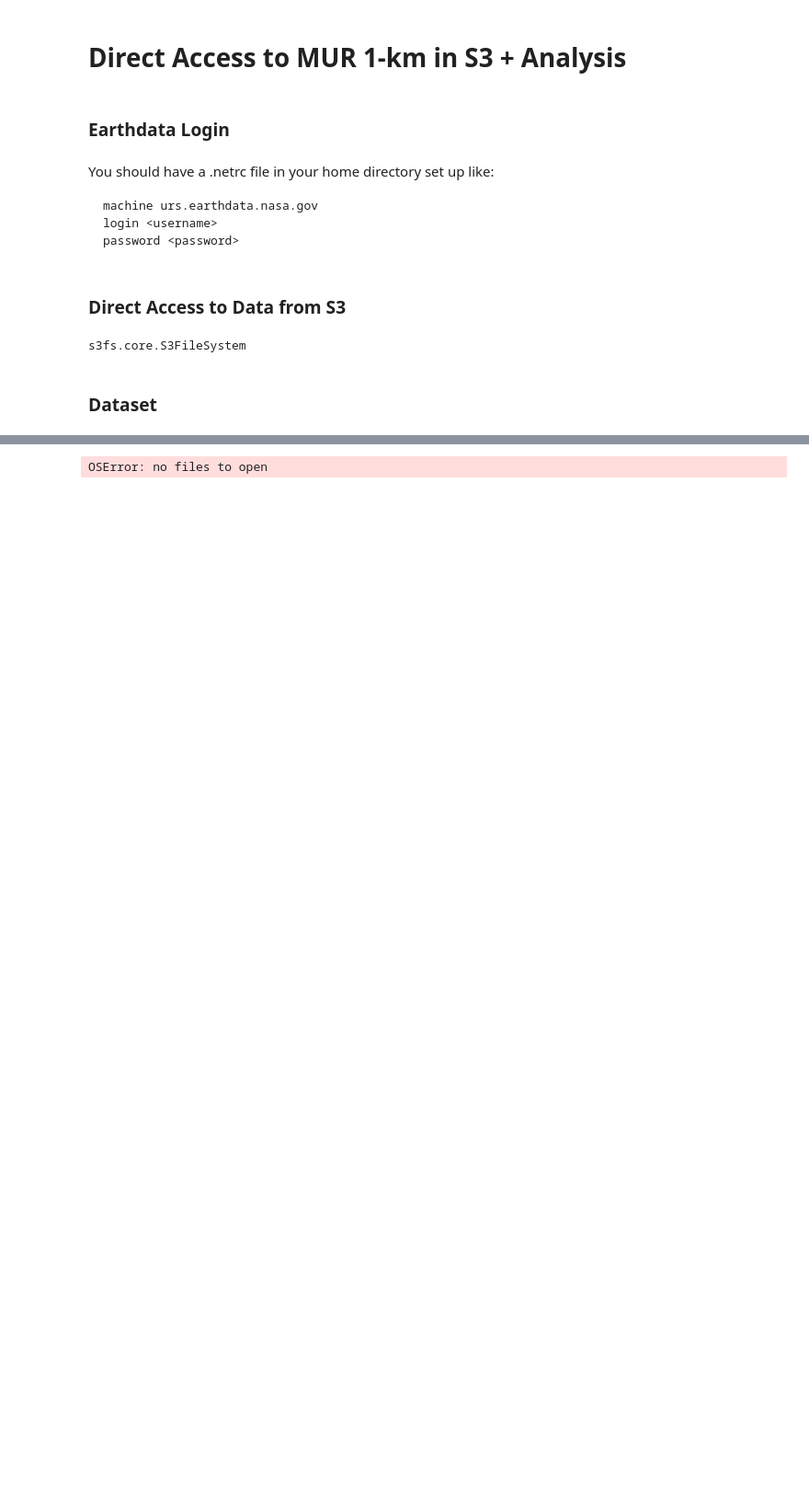
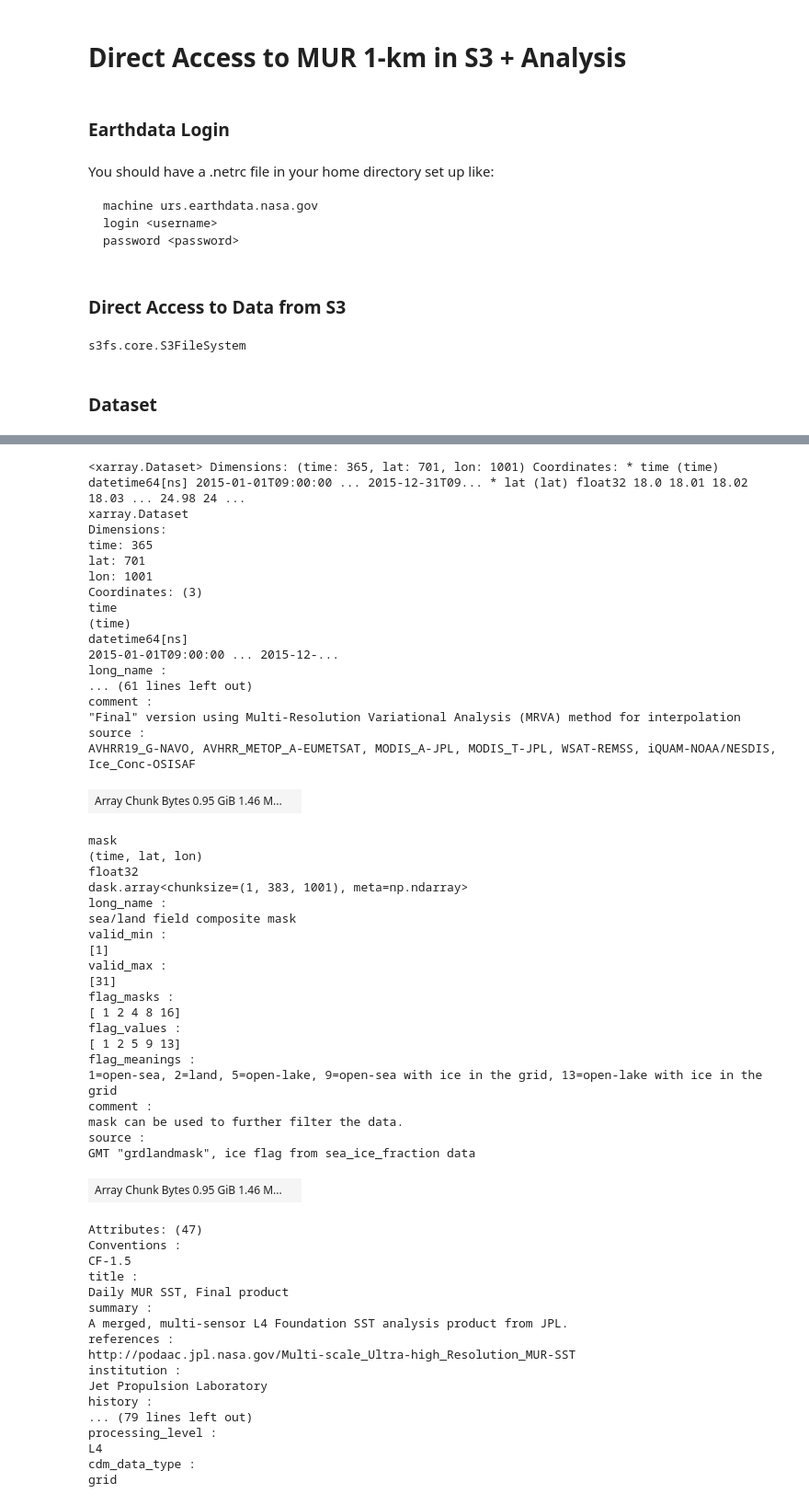
Before and after one commit to podaac/mur-access-study, a Jupyter notebook: cloud_data_access/DirectS3MURnetCDF4.ipynb, the cells around one changed output, grey strips where cells are left out. Shown: that part at 92% size. Drawn from its saved outputs; the diff is of its cells as text; code cells hidden in the pictures; blank space fills up the shorter version.

```diff
--- a/cloud_data_access/DirectS3MURnetCDF4.ipynb
+++ b/cloud_data_access/DirectS3MURnetCDF4.ipynb
@@ -59,26 +80,75 @@ def subset(ds):
     )
     return subset_ds
 # %%
-# t3.nano can handle 3 global MUR files at a time
-
 mur_Dataset = xr.open_mfdataset(
-    paths=[fs.open(f) for f in mursmall_Files],
+    paths=[fs.open(f) for f in mur_files],
     preprocess=subset,
     combine='by_coords',
     mask_and_scale=True,
     decode_cf=True,
     cache=False,
     engine='h5netcdf',
-    chunks={'latitude': 70,   # These were chosen arbitrarily. You must specify
-            'longitude': 100, # chunking that is suitable to the data and target
-            'time': 30}      # analysis.
+    chunks='auto'
 )
 
-# mur = mur_Dataset.MUR
-
 mur_Dataset
 # %% [output]
-OSError: no files to open
+<xarray.Dataset> Dimensions: (time: 365, lat: 701, lon: 1001) Coordinates: * time (time) datetime64[ns] 2015-01-01T09:00:00 ... 2015-12-31T09... * lat (lat) float32 18.0 18.01 18.02 18.03 ... 24.98 24 ...
+xarray.Dataset
+Dimensions:
+time: 365
+lat: 701
+lon: 1001
+Coordinates: (3)
+time
+(time)
+datetime64[ns]
+2015-01-01T09:00:00 ... 2015-12-...
+long_name :
+... (61 lines left out)
+comment :
+"Final" version using Multi-Resolution Variational Analysis (MRVA) method for interpolation
+source :
+AVHRR19_G-NAVO, AVHRR_METOP_A-EUMETSAT, MODIS_A-JPL, MODIS_T-JPL, WSAT-REMSS, iQUAM-NOAA/NESDIS, Ice_Conc-OSISAF
+| Array Chunk Bytes 0.95 GiB 1.46 M... |  |
+mask
+(time, lat, lon)
+float32
+dask.array<chunksize=(1, 383, 1001), meta=np.ndarray>
+long_name :
+sea/land field composite mask
+valid_min :
+[1]
+valid_max :
+[31]
+flag_masks :
+[ 1 2 4 8 16]
+flag_values :
+[ 1 2 5 9 13]
+flag_meanings :
+1=open-sea, 2=land, 5=open-lake, 9=open-sea with ice in the grid, 13=open-lake with ice in the grid
+comment :
+mask can be used to further filter the data.
+source :
+GMT "grdlandmask", ice flag from sea_ice_fraction data
+| Array Chunk Bytes 0.95 GiB 1.46 M... |  |
+Attributes: (47)
+Conventions :
+CF-1.5
+title :
+Daily MUR SST, Final product
+summary :
+A merged, multi-sensor L4 Foundation SST analysis product from JPL.
+references :
+http://podaac.jpl.nasa.gov/Multi-scale_Ultra-high_Resolution_MUR-SST
+institution :
+Jet Propulsion Laboratory
+history :
+... (79 lines left out)
+processing_level :
+L4
+cdm_data_type :
+grid
 # %%
 mur_Dataset['analysed_sst'].isel(lat=350, lon=500).plot()
 # %% [output]
```
Also changed, not shown: parts of 11 cells of this notebook, 13 other files.
